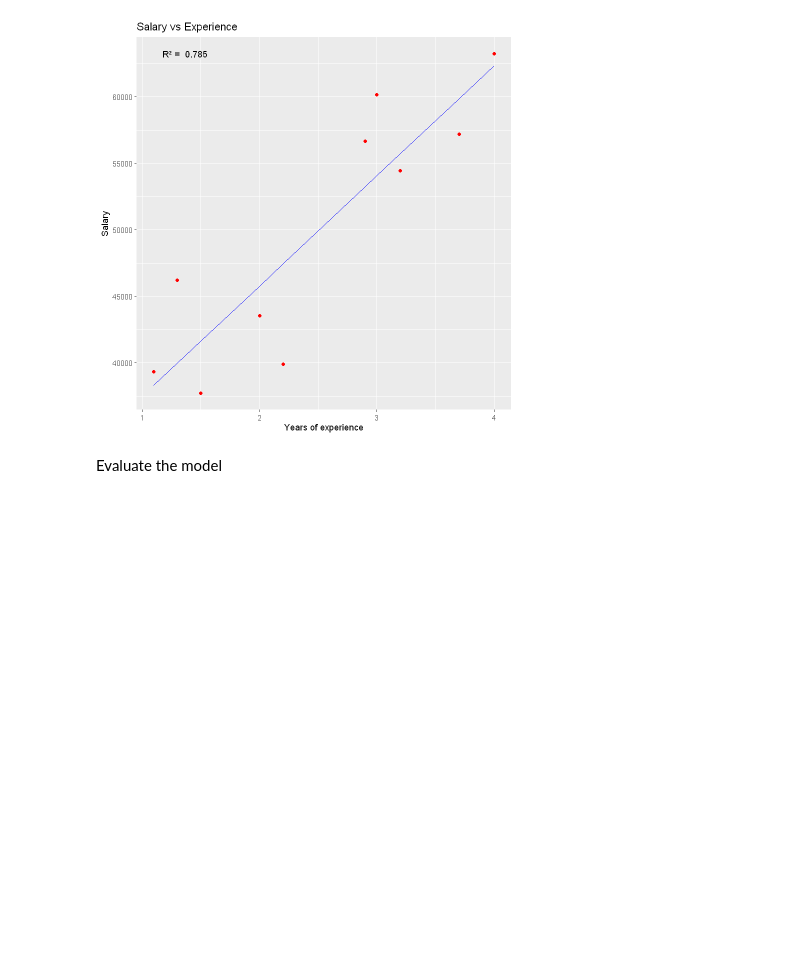
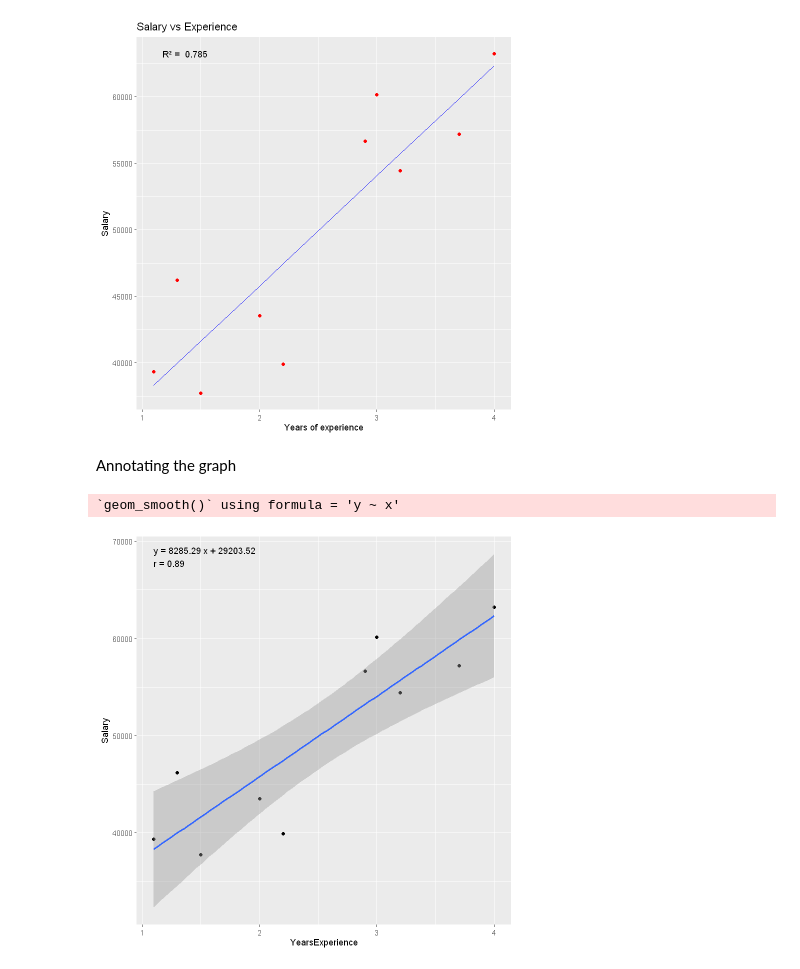
Before and after one commit to HenryKast/BSGP7030_Assignment3, a Jupyter notebook: Manual/linear_regression_R.ipynb, the cells around one changed output. Cells and saved outputs as stored; diff of their text form; code cells hidden in the pictures; blank space fills up the shorter version.

```diff
--- a/Manual/linear_regression_R.ipynb
+++ b/Manual/linear_regression_R.ipynb
@@ -15,6 +17,11 @@ Fit a linear model
 # %%
 model <- lm(Salary ~ YearsExperience, data=dataset)
 r_squared <- summary(model)$r.squared
+r <- cor(dataset$YearsExperience, dataset$Salary)
+pred <- predict(model)
+mse <- mean((dataset$Salary - pred)^2)
+slope <- coef(model)[2]
+intercept <- coef(model)[1]
 # %% [markdown]
 Overlay the regression line
 # %%
@@ -29,4 +36,12 @@ ggtitle('Salary vs Experience') +
 # %% [output]
 [figure]
 # %% [markdown]
-Evaluate the model
+Annotating the graph
+# %%
+ggplot(dataset, aes(YearsExperience, Salary)) +
+  geom_point() +
+  geom_smooth(method='lm') +
+  annotate("text", x=min(dataset$YearsExperience), y=max(dataset$Salary), label=paste("y =", round(slope, 2), "x +", round(intercept, 2), "\nr =", round(r, 2)), hjust=0, vjust=-2)
+# %% [output]
+`geom_smooth()` using formula = 'y ~ x'
+[figure, added]
```
Also changed, not shown: parts of 3 cells of this notebook, 14 other files.
